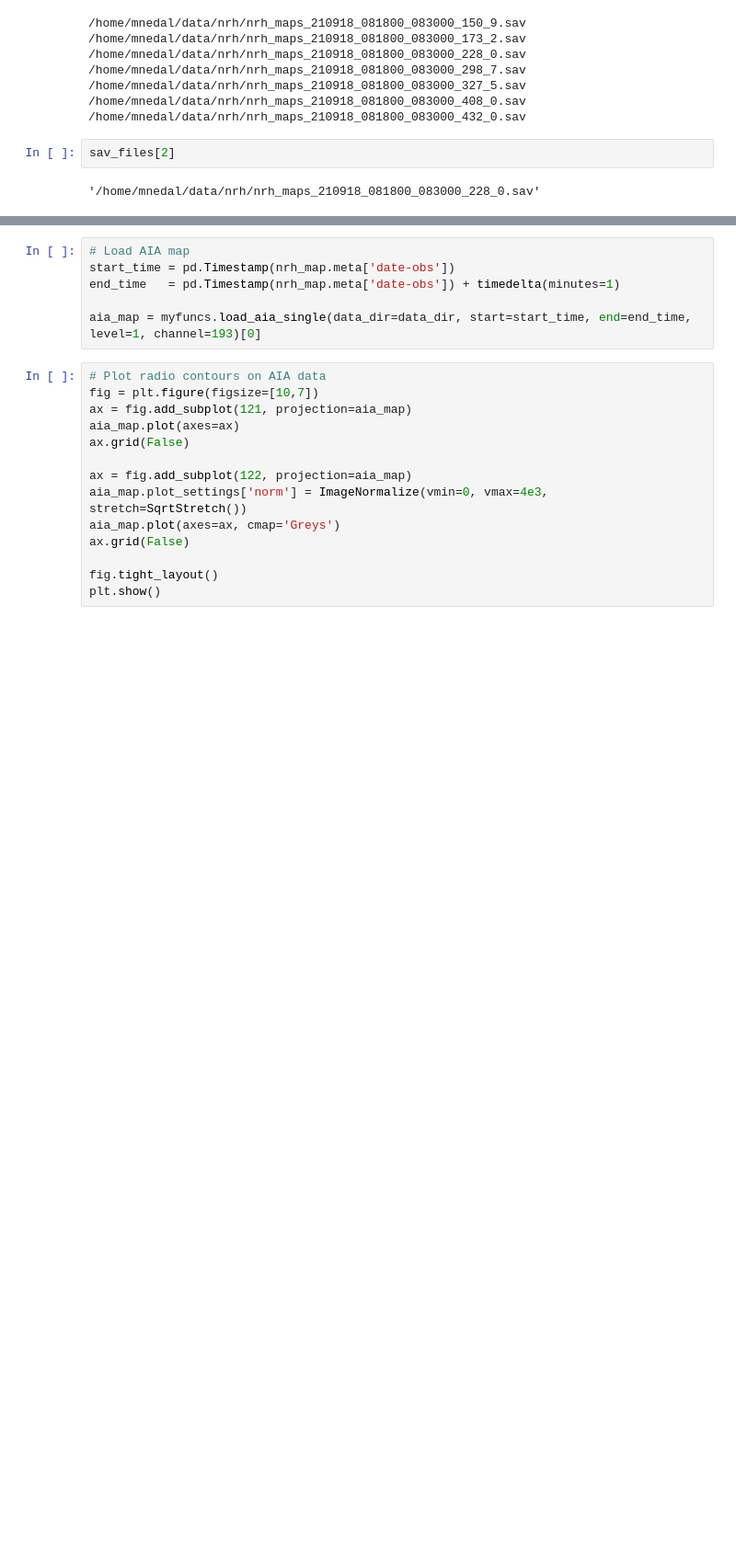
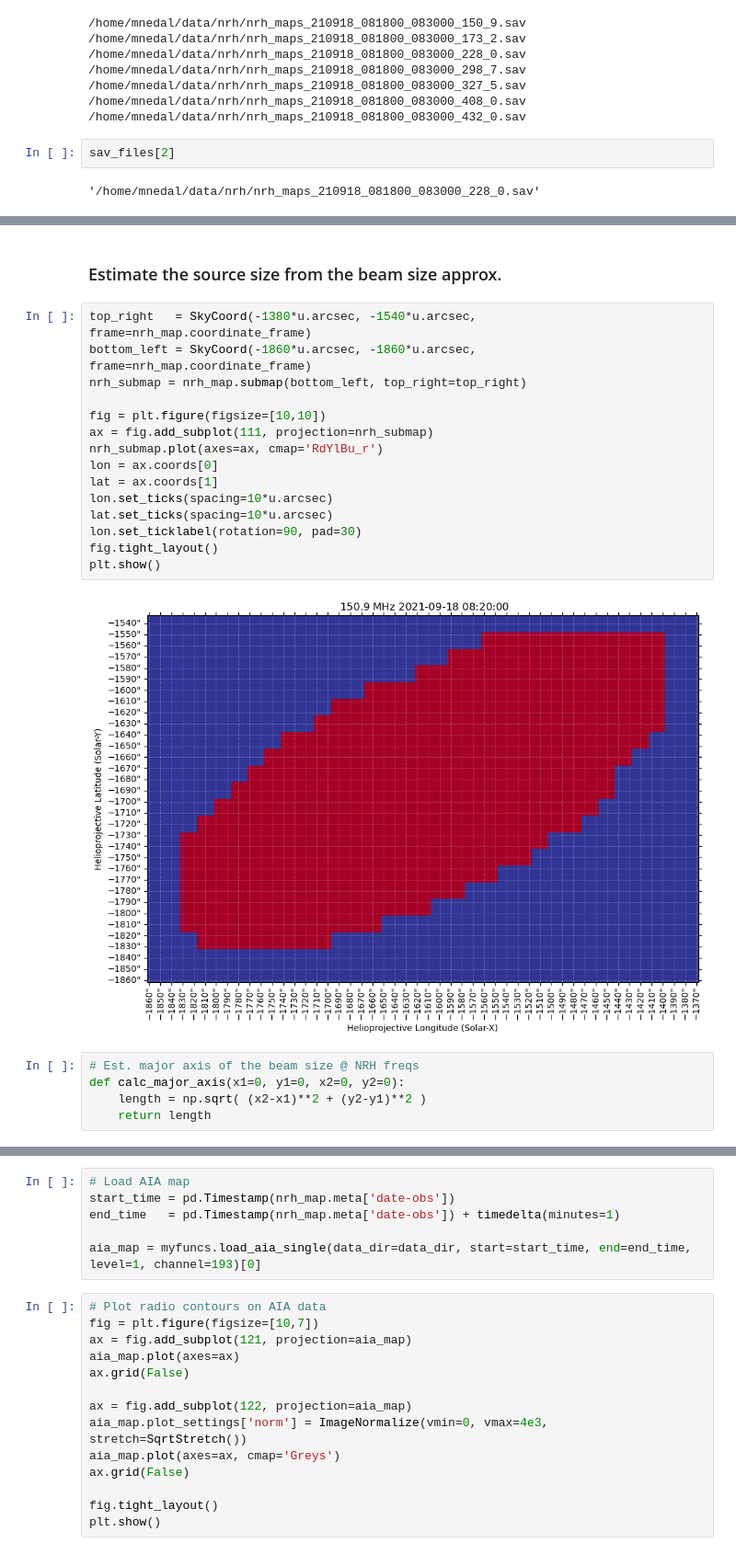
Before and after one commit to MohamedNedal/dias_work, a Jupyter notebook: plot_nrh_image.ipynb, the cells around one changed output, grey strips where cells are left out. Shown at 92% size. Cells and saved outputs as stored; diff of their text form; blank space fills up the shorter version.

```diff
--- a/plot_nrh_image.ipynb
+++ b/plot_nrh_image.ipynb
@@ -117,0 +145,24 @@ plt.show()
+# %% [markdown]
+### Estimate the source size from the beam size approx.
+# %%
+top_right   = SkyCoord(-1380*u.arcsec, -1540*u.arcsec, frame=nrh_map.coordinate_frame)
+bottom_left = SkyCoord(-1860*u.arcsec, -1860*u.arcsec, frame=nrh_map.coordinate_frame)
+nrh_submap = nrh_map.submap(bottom_left, top_right=top_right)
+
+fig = plt.figure(figsize=[10,10])
+ax = fig.add_subplot(111, projection=nrh_submap)
+nrh_submap.plot(axes=ax, cmap='RdYlBu_r')
+lon = ax.coords[0]
+lat = ax.coords[1]
+lon.set_ticks(spacing=10*u.arcsec)
+lat.set_ticks(spacing=10*u.arcsec)
+lon.set_ticklabel(rotation=90, pad=30)
+fig.tight_layout()
+plt.show()
+# %% [output]
+[figure, added]
+# %%
+# Est. major axis of the beam size @ NRH freqs
+def calc_major_axis(x1=0, y1=0, x2=0, y2=0):
+    length = np.sqrt( (x2-x1)**2 + (y2-y1)**2 )
+    return length
```
Also changed, not shown: parts of 40 cells of this notebook, 12 other files.
